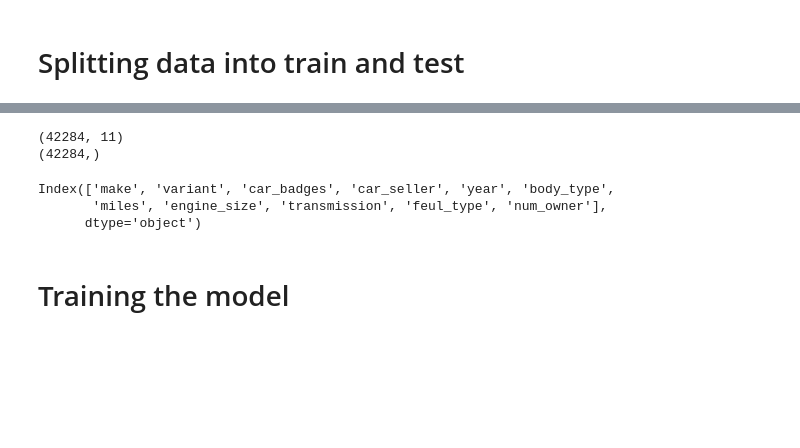
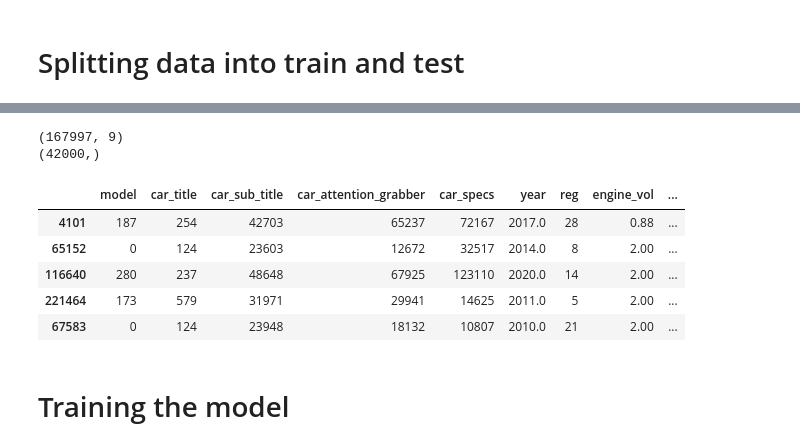
Before and after one commit to LamPhuss/ML_Project, a Jupyter notebook: test_1.ipynb, the cells around one changed output, grey strips where cells are left out. Saved outputs shown, nothing was run; the diff lists cells and outputs as text; code cells hidden in the pictures; blank space fills up the shorter version.

```diff
--- a/test_1.ipynb
+++ b/test_1.ipynb
@@ -226,8 +242,8 @@ memory usage: 14.5+ MB
 encoding_col = dataframe.select_dtypes(include='object')
 le = LabelEncoder()
 for col in encoding_col:
-    le.fit(encoding_col[col])
-    dataframe[col] = le.transform(encoding_col[col])
+    le.fit(encoding_col[col].astype(str))
+    dataframe[col] = le.transform(encoding_col[col].astype(str))
 dataframe.info()
 # %% [output]
 <class 'pandas.core.frame.DataFrame'>
@@ -251,0 +266,8 @@ memory usage: 14.5 MB
+# %%
+encoding_col = dataframe.filter(
+['car_title', 'body_type', 'transmission'],axis=1)
+le = LabelEncoder()
+for col in encoding_col:
+    le.fit(encoding_col[col].astype(str))
+    dataframe[col] = le.transform(encoding_col[col].astype(str))
+dataframe.info()
@@ -265,20 +305,22 @@ y.head()
 Name: car_price, dtype: int64
 # %%
-# 60% train ,20$ validation ,20% test
-X_train, X_test, y_train, y_test = train_test_split(X ,y , train_size=0.7, random_state=100 )
+# 60% train ,20% validation ,20% test
 X_train_or, X_test, y_train_or, y_test = train_test_split(X, y, test_size=0.2)
-X_train, X_val, y_train, y_val = train_test_split(X_train_or, y_train_or, test_size=0.25)
-print(X_val.shape)
+X_train, X_val, y_train, y_val = train_test_split(X_train_or, y_train_or, test_size=0.2)
+print(X_train.shape)
 print(y_val.shape)
 # %% [output]
-(42284, 11)
-(42284,)
+(167997, 9)
+(42000,)
 # %%
-X_train.columns
+X_train.head()
 # %% [output]
-Index(['make', 'variant', 'car_badges', 'car_seller', 'year', 'body_type',
-       'miles', 'engine_size', 'transmission', 'feul_type', 'num_owner'],
-      dtype='object')
+|  | model | car_title | car_sub_title | car_attention_grabber | car_specs | year | reg | engine_vol | ... |
+| 4101 | 187 | 254 | 42703 | 65237 | 72167 | 2017.0 | 28 | 0.88 | ... |
+| 65152 | 0 | 124 | 23603 | 12672 | 32517 | 2014.0 | 8 | 2.00 | ... |
+| 116640 | 280 | 237 | 48648 | 67925 | 123110 | 2020.0 | 14 | 2.00 | ... |
+| 221464 | 173 | 579 | 31971 | 29941 | 14625 | 2011.0 | 5 | 2.00 | ... |
+| 67583 | 0 | 124 | 23948 | 18132 | 10807 | 2010.0 | 21 | 2.00 | ... |
 # %% [markdown]
 # Training the model
 # %% [markdown]
```
Also changed, not shown: parts of 27 cells of this notebook.
